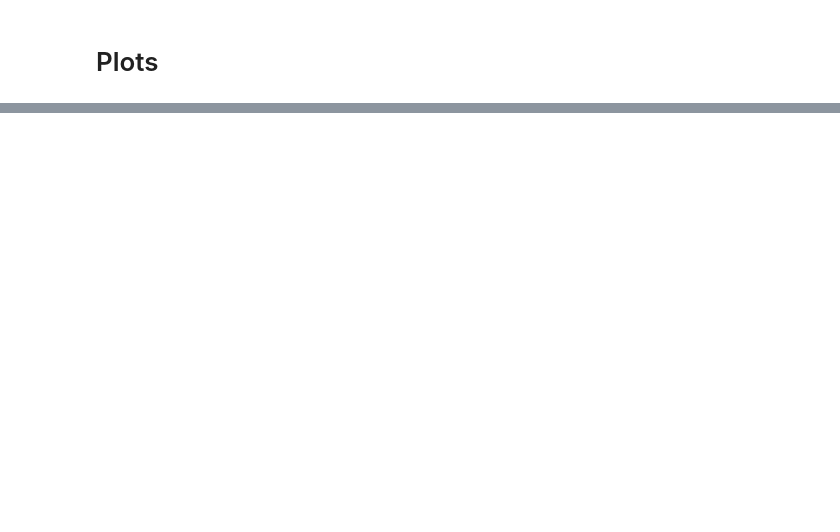
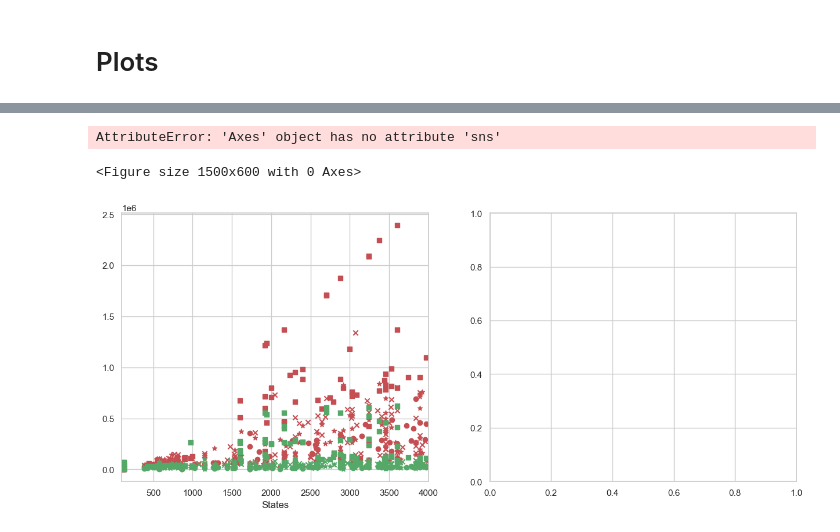
Before and after one commit to AryanBastani/SCL-Star, a Jupyter notebook: Decomposed_Learning_Results.ipynb, the cells around one changed output, grey strips where cells are left out. Cells and saved outputs as stored; diff of their text form; code cells hidden in the pictures; blank space fills up the shorter version.

```diff
--- a/Decomposed_Learning_Results.ipynb
+++ b/Decomposed_Learning_Results.ipynb
@@ -31,0 +34,16 @@ meshTestsDf = dropNas(meshTestsDf)
+# %%
+def selectTests(data, testType):
+    print(testType + ":")
+
+    for componentCounter in range(2, 10):
+        currentSelected = data[data["CLSTAR_COMPONENTS"] == componentCounter]
+        currentSelected = currentSelected[(currentSelected["STATES"] >= 100) & (currentSelected["STATES"] <= 4000)]
+        if(len(currentSelected) < 20):
+            print("\t For" + str(componentCounter) + " Components: " + str(len(currentSelected)))
+        else:
+            currentSelected = currentSelected[:][0:20]
+        if componentCounter == 2:
+            selected = currentSelected
+        else:
+            selected = pd.concat([selected, currentSelected], ignore_index=True, sort=False)
+    return selected
@@ -146,3 +300,9 @@ See the caveats in the documentation: https://pandas.pydata.org/pandas-docs/stab
+# %%
+plotMergedInputSymbols(p2pTestsDf, ringTestsDf, starTestsDf, meshTestsDf, 'Generated Tests')
+# %% [output]
+AttributeError: 'Axes' object has no attribute 'sns'
+<Figure size 1500x600 with 0 Axes>
+[figure, added]
 # %%
 # @title Fig.4: The effect of FSM size in terms of number of components and states on total number of input resets.
 def plotResets(data, testType):
```
Also changed, not shown: parts of 19 cells of this notebook, 43 other files.
